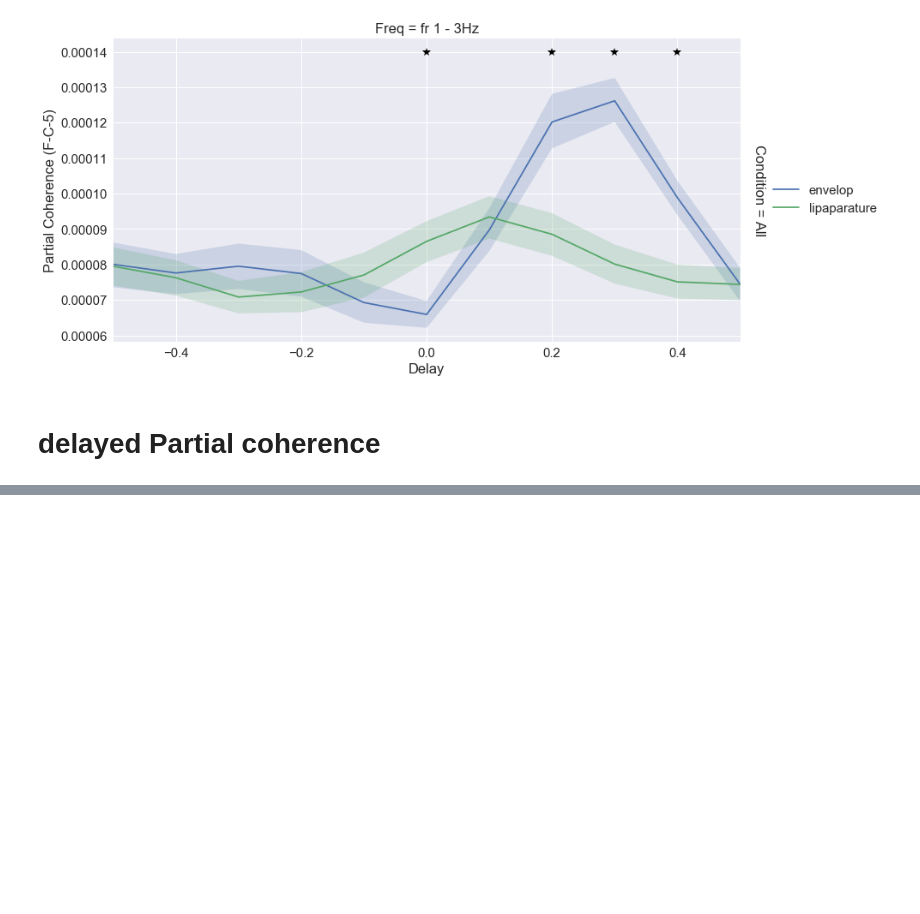
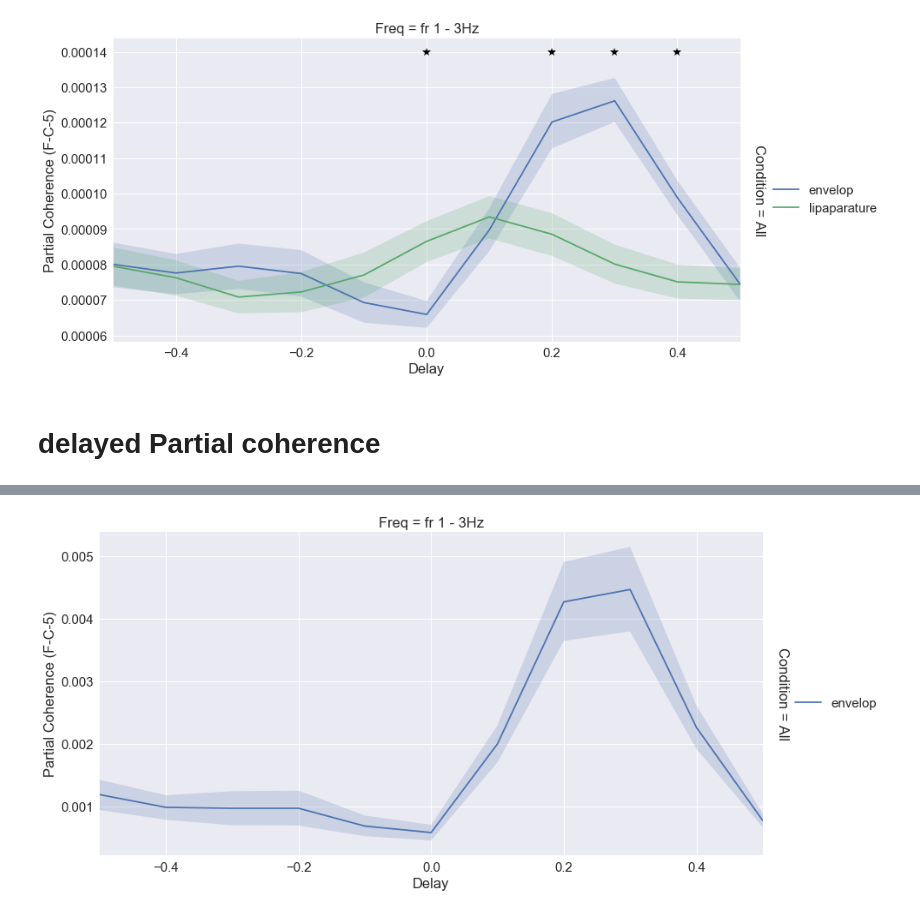
Before and after one commit to sankar-mukherjee/entrainment_python, a Jupyter notebook: partialCoherence_investigate.ipynb, the cells around one changed output, grey strips where cells are left out. Cells and saved outputs as stored; diff of their text form; code cells hidden in the pictures; blank space fills up the shorter version.

Commit message:
update partial coherence

```diff
--- a/partialCoherence_investigate.ipynb
+++ b/partialCoherence_investigate.ipynb
@@ -353,3 +348,46 @@ delayed_data.sample(10)
+# %%
+freq_band = ['Delta 1 - 3Hz','Theta 4 - 7Hz','Alpha 8 - 12Hz','Beta 13 - 25Hz','Gamma 30 - 40Hz']
+freq_band = [ 'fr 1 - 3Hz']
+#freq_band = ['fr 1 - 3Hz', 'fr 2 - 4Hz', 'fr 3 - 5Hz', 'fr 4 - 6Hz','fr 5 - 7Hz', 'fr 6 - 8Hz', 'fr 7 - 9Hz', 'fr 8 - 10Hz',
+# 'fr 9 - 11Hz', 'fr 10 - 12Hz']
+
+features = ['envelop','jawaopening','lipaparature','lipProtrusion','TTCD','TMCD','TBCD']
+
+features = ['envelop','lipaparature']
+Removedfeatures = ['envelop','lipaparature']
+
+condition = ['Hyper','Normal','Hypo','All']
+condition = ['All']
+
+delay = np.arange(-5,6) / 10
+
+# select the best one Channel
+column_name = ('FC5')
+
+i = info.ch_names.index(column_name)
+a  = delayed_data['Data'].apply(lambda x: np.mean(x[i]))
+delayed_data['partialCoh'] = pd.Series(a, index=delayed_data.index)
+
+
+
+frame  = []
+for d in delay:
+    a = delayed_data.loc[features,d,Removedfeatures,d,freq_band,condition,subject_name]['partialCoh']
+    frame.append(pd.DataFrame(a))
+
+aa = pd.concat((frame),axis=0)
+
+a = aa.loc[features,delay,Removedfeatures,delay,freq_band,condition,subject_name]['partialCoh']
+a = pd.DataFrame(a.reset_index())
+
+g = sns.FacetGrid(a, col="Freq", row="Condition",col_order=freq_band , margin_titles=True,size=6,aspect=2)
+b = g.map_dataframe(sns.tsplot, time="FeatureDelay", unit="Subject",condition="Feature", value='partialCoh',color="deep").add_legend()
+b = b.set_xlabels('Delay')
+b = b.set_ylabels('Partial Coherence ('+'-'.join(column_name)+')')
+# mark the signifiancant point
+#x = plt.plot(x,y, marker='*', color='k',markersize=10,linestyle='')
+# %% [output]
+[figure, added]
 # %%
 freq_band = [ 'fr 1 - 3Hz']
 condition = ['All']
```
Also changed, not shown: parts of 6 cells of this notebook, 1 other file.
